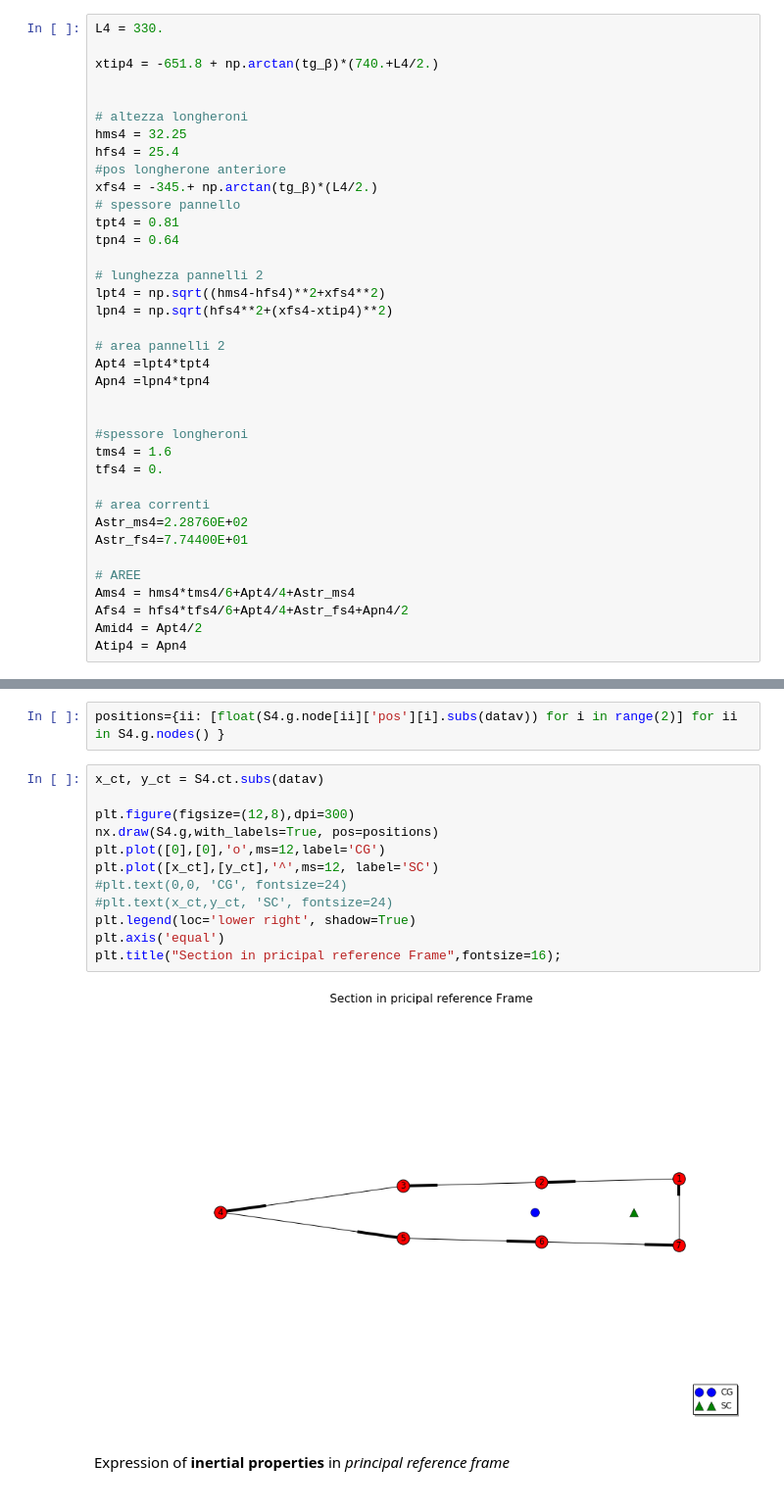
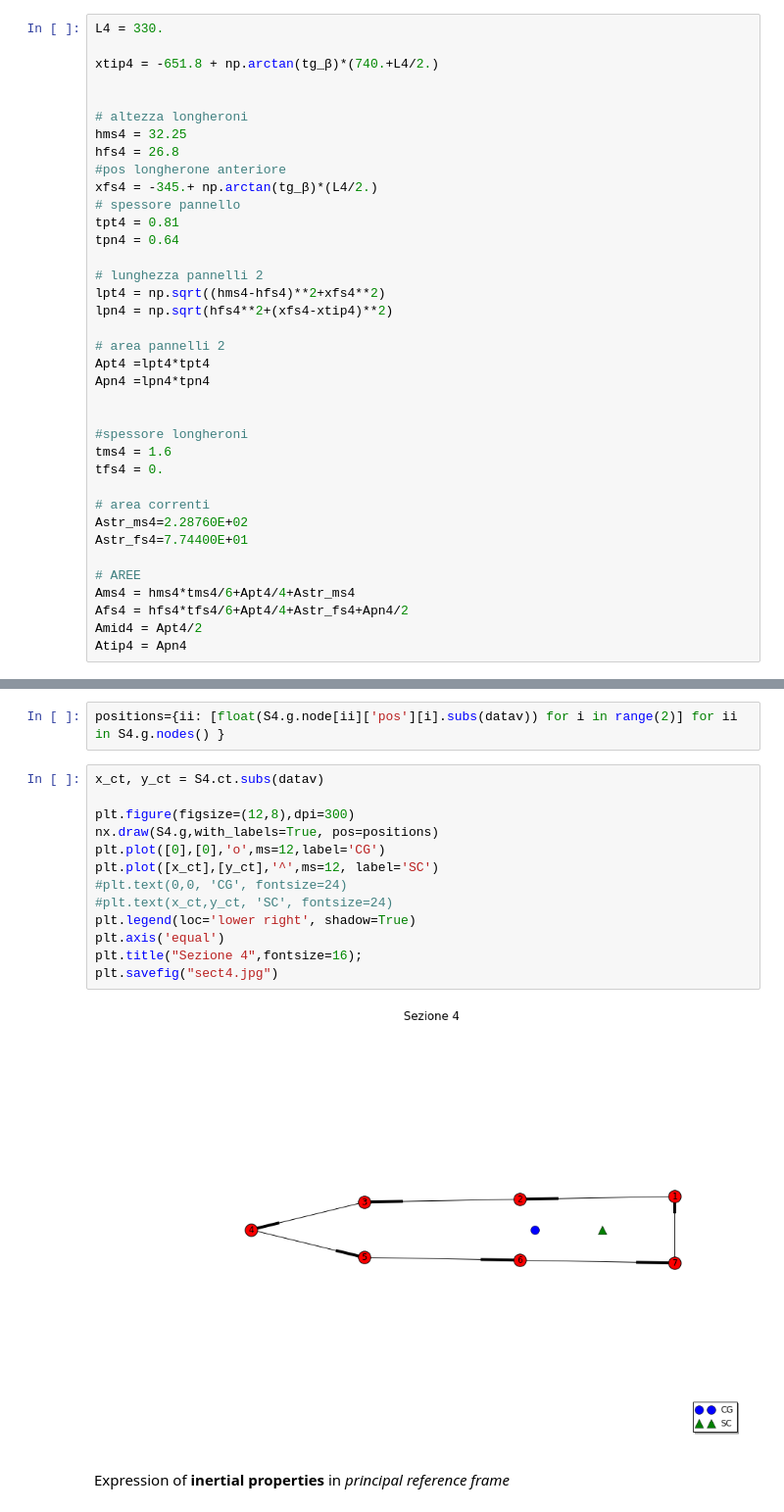
Before and after one commit to Ccaccia73/semimonocoque, a Jupyter notebook: 10_Stab_SF260.ipynb, the cells around one changed output, grey strips where cells are left out. Shown: that part at 98% size. Saved outputs shown, nothing was run; the diff lists cells and outputs as text.

```diff
--- a/10_Stab_SF260.ipynb
+++ b/10_Stab_SF260.ipynb
@@ -508,7 +511,7 @@ xtip4 = -651.8 + np.arctan(tg_β)*(740.+L4/2.)
 
 # altezza longheroni
 hms4 = 32.25
-hfs4 = 25.4
+hfs4 = 26.8
 #pos longherone anteriore
 xfs4 = -345.+ np.arctan(tg_β)*(L4/2.)
 # spessore pannello
@@ -600,17 +603,18 @@ positions={ii: [float(S4.g.node[ii]['pos'][i].subs(datav)) for i in range(2)] fo
 # %%
 x_ct, y_ct = S4.ct.subs(datav)
 
 plt.figure(figsize=(12,8),dpi=300)
 nx.draw(S4.g,with_labels=True, pos=positions)
 plt.plot([0],[0],'o',ms=12,label='CG')
 plt.plot([x_ct],[y_ct],'^',ms=12, label='SC')
 #plt.text(0,0, 'CG', fontsize=24)
 #plt.text(x_ct,y_ct, 'SC', fontsize=24)
 plt.legend(loc='lower right', shadow=True)
 plt.axis('equal')
-plt.title("Section in pricipal reference Frame",fontsize=16);
+plt.title("Sezione 4",fontsize=16);
+plt.savefig("sect4.jpg")
 # %% [output]
-[figure, old version]
+[figure, new version]
 # %% [markdown]
 Expression of **inertial properties** in *principal reference frame*
 # %%
```
Also changed, not shown: parts of 19 cells of this notebook, 5 other files.
